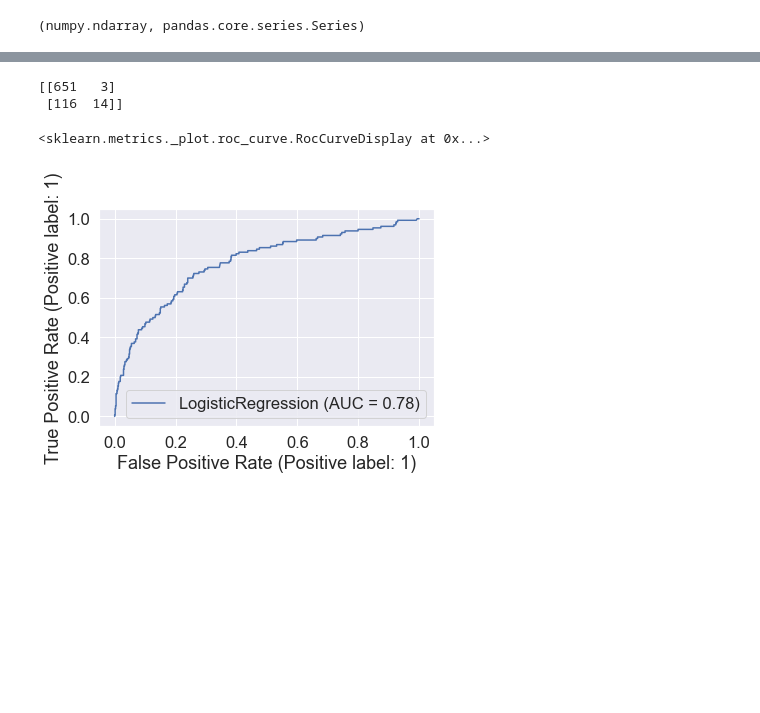
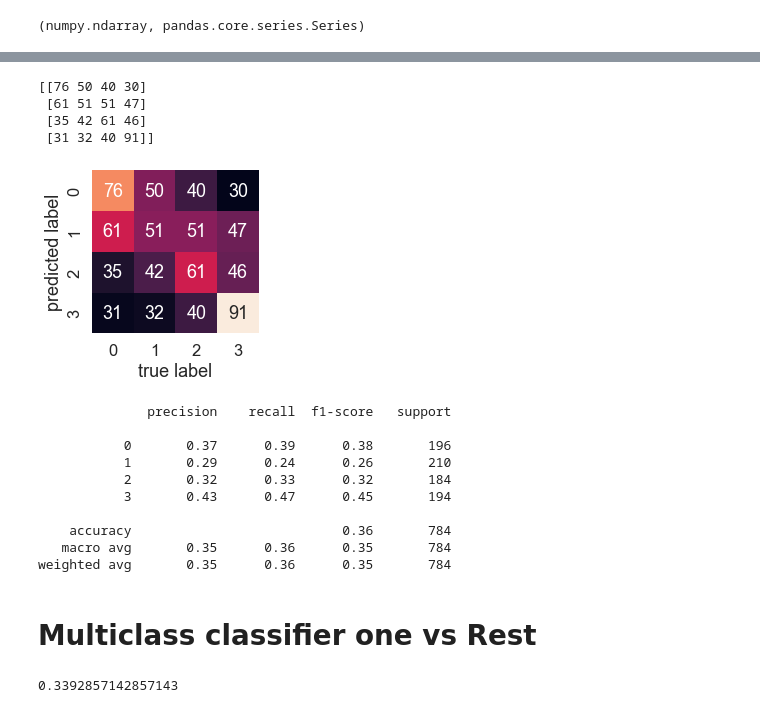
Before and after one commit to Amotagh/ORF, a Jupyter notebook: notebooks/3-model.ipynb, the cells around one changed output, grey strips where cells are left out. Drawn from its saved outputs; the diff is of its cells as text; code cells hidden in the pictures; blank space fills up the shorter version.

```diff
--- a/notebooks/3-model.ipynb
+++ b/notebooks/3-model.ipynb
@@ -305,5 +341,5 @@ x_train.shape,x_test.shape
 # %%
 from sklearn.linear_model import LogisticRegression
-model = LogisticRegression()
-model.fit(x_train,y_train)
+model = LogisticRegression(random_state=42)
+model.fit(x_train,y_train1)
 # %% [output]
@@ -343,15 +380,47 @@ pd.Series(y_pred).value_counts()
 dtype: int64
 # %%
-y_pred=pd.Series(y_pred)
+y_preds=pd.Series(y_pred)
 # %%
 from sklearn.metrics import confusion_matrix
-print(confusion_matrix(y_test, y_pred))
+print(confusion_matrix(y_test1, y_preds))
 # %% [output]
-[[651   3]
- [116  14]]
+[[76 50 40 30]
+ [61 51 51 47]
+ [35 42 61 46]
+ [31 32 40 91]]
-# %%
-from sklearn.metrics import plot_roc_curve
-plot_roc_curve(model, x_test, y_test)
-# %% [output]
-<sklearn.metrics._plot.roc_curve.RocCurveDisplay at 0x...>
-[figure, removed]
+# %%
+# Import Seaborn
+import matplotlib.pyplot as plt
+import seaborn as sns
+sns.set(font_scale=1.5) # Increase font size
+
+def plot_conf_mat(y_test, y_preds):
+    """
+    Plots a confusion matrix using Seaborn's heatmap().
+    """
+    fig, ax = plt.subplots(figsize=(3, 3))
+    ax = sns.heatmap(confusion_matrix(y_test, y_preds),
+                     annot=True, # Annotate the boxes
+                     cbar=False)
+    plt.xlabel("true label")
+    plt.ylabel("predicted label")
+
+plot_conf_mat(y_test1, y_preds)
+# %% [output]
+[figure, added]
+# %%
+from sklearn.metrics import classification_report
+print(classification_report(y_test1, y_preds))
+# %% [output]
+              precision    recall  f1-score   support
+
+           0       0.37      0.39      0.38       196
+           1       0.29      0.24      0.26       210
+           2       0.32      0.33      0.32       184
+           3       0.43      0.47      0.45       194
+
+    accuracy                           0.36       784
+   macro avg       0.35      0.36      0.35       784
+weighted avg       0.35      0.36      0.35       784
+# %% [markdown]
+# Multiclass classifier one vs Rest
@@ -357,0 +430,6 @@ plot_roc_curve(model, x_test, y_test)
+# %%
+clf = OneVsRestClassifier(LinearSVC())
+clf.fit(x_train,y_train1)
+clf.score(x_test,y_test1)
+# %% [output]
+0.3392857142857143
```
Also changed, not shown: parts of 65 cells of this notebook, 4 other files.
